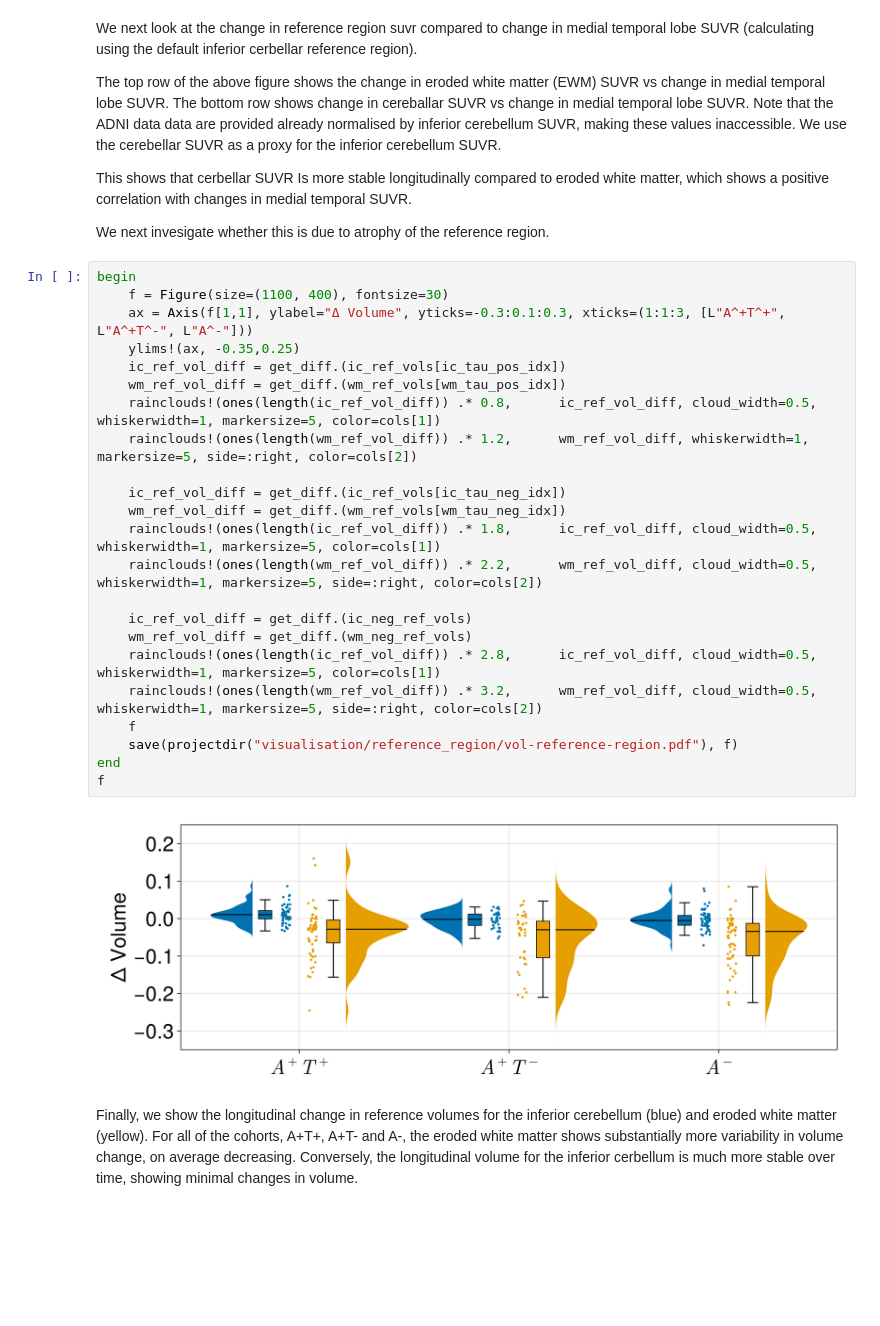
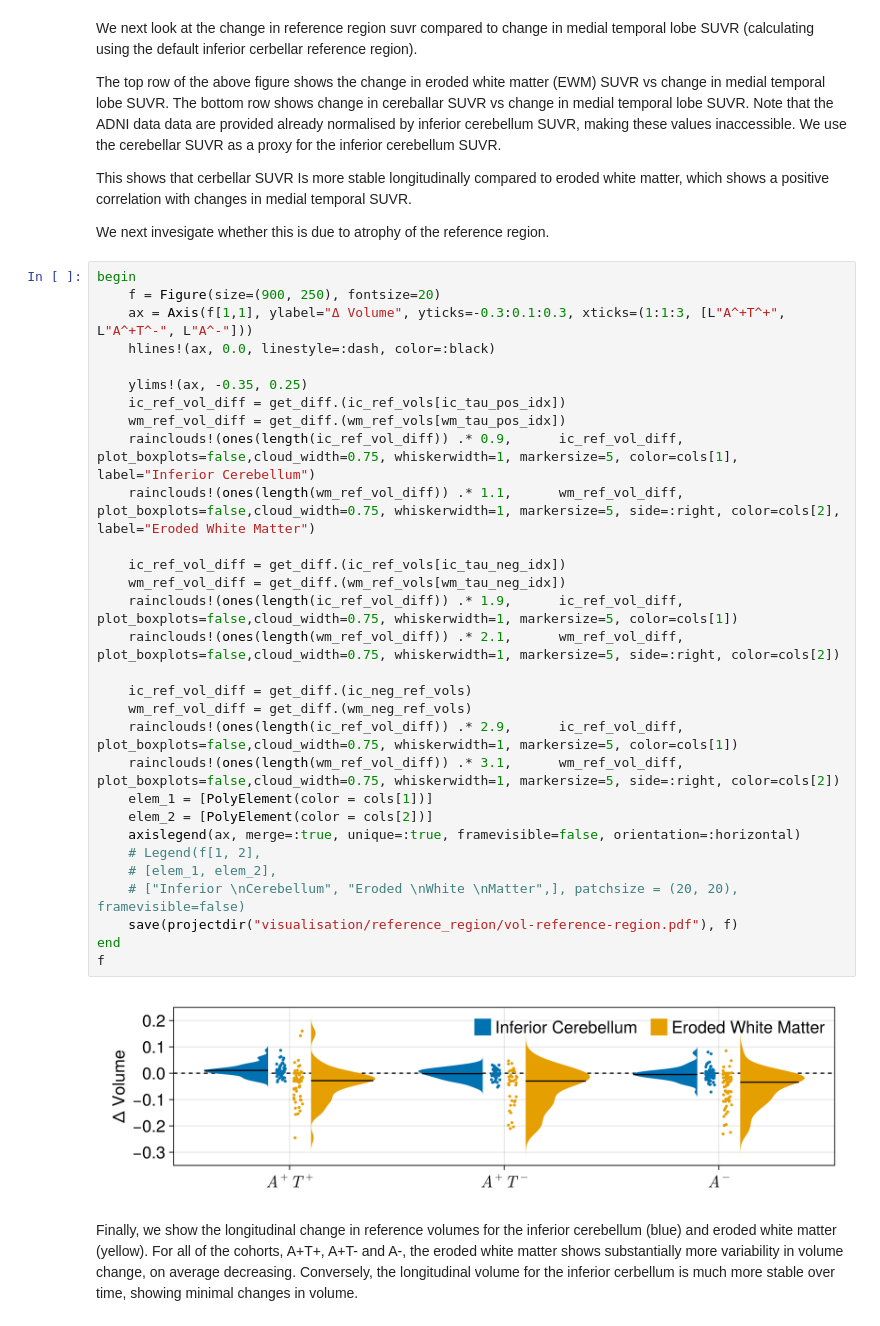
Before and after one commit to PavanChaggar/local-fkpp, a Jupyter notebook: adni/inference/analysis/notebooks/reference_region_analysis.ipynb, the cells around one changed output. Drawn from its saved outputs; the diff is of its cells as text; blank space fills up the shorter version.

```diff
--- a/adni/inference/analysis/notebooks/reference_region_analysis.ipynb
+++ b/adni/inference/analysis/notebooks/reference_region_analysis.ipynb
@@ -230,28 +237,35 @@ This shows that cerbellar SUVR Is more stable longitudinally compared to eroded
 We next invesigate whether this is due to atrophy of the reference region.
 # %%
 begin
-    f = Figure(size=(1100, 400), fontsize=30)
+    f = Figure(size=(900, 250), fontsize=20)
     ax = Axis(f[1,1], ylabel="Δ Volume", yticks=-0.3:0.1:0.3, xticks=(1:1:3, [L"A^+T^+", L"A^+T^-", L"A^-"]))
-    ylims!(ax, -0.35,0.25)
+    hlines!(ax, 0.0, linestyle=:dash, color=:black)
+
+    ylims!(ax, -0.35, 0.25)
     ic_ref_vol_diff = get_diff.(ic_ref_vols[ic_tau_pos_idx])
     wm_ref_vol_diff = get_diff.(wm_ref_vols[wm_tau_pos_idx])
-    rainclouds!(ones(length(ic_ref_vol_diff)) .* 0.8,      ic_ref_vol_diff, cloud_width=0.5, whiskerwidth=1, markersize=5, color=cols[1])
-    rainclouds!(ones(length(wm_ref_vol_diff)) .* 1.2,      wm_ref_vol_diff, whiskerwidth=1, markersize=5, side=:right, color=cols[2])
+    rainclouds!(ones(length(ic_ref_vol_diff)) .* 0.9,      ic_ref_vol_diff, plot_boxplots=false,cloud_width=0.75, whiskerwidth=1, markersize=5, color=cols[1], label="Inferior Cerebellum")
+    rainclouds!(ones(length(wm_ref_vol_diff)) .* 1.1,      wm_ref_vol_diff, plot_boxplots=false,cloud_width=0.75, whiskerwidth=1, markersize=5, side=:right, color=cols[2], label="Eroded White Matter")
 
     ic_ref_vol_diff = get_diff.(ic_ref_vols[ic_tau_neg_idx])
     wm_ref_vol_diff = get_diff.(wm_ref_vols[wm_tau_neg_idx])
-    rainclouds!(ones(length(ic_ref_vol_diff)) .* 1.8,      ic_ref_vol_diff, cloud_width=0.5, whiskerwidth=1, markersize=5, color=cols[1])
-    rainclouds!(ones(length(wm_ref_vol_diff)) .* 2.2,      wm_ref_vol_diff, cloud_width=0.5, whiskerwidth=1, markersize=5, side=:right, color=cols[2])
+    rainclouds!(ones(length(ic_ref_vol_diff)) .* 1.9,      ic_ref_vol_diff, plot_boxplots=false,cloud_width=0.75, whiskerwidth=1, markersize=5, color=cols[1])
+    rainclouds!(ones(length(wm_ref_vol_diff)) .* 2.1,      wm_ref_vol_diff, plot_boxplots=false,cloud_width=0.75, whiskerwidth=1, markersize=5, side=:right, color=cols[2])
 
     ic_ref_vol_diff = get_diff.(ic_neg_ref_vols)
     wm_ref_vol_diff = get_diff.(wm_neg_ref_vols)
-    rainclouds!(ones(length(ic_ref_vol_diff)) .* 2.8,      ic_ref_vol_diff, cloud_width=0.5, whiskerwidth=1, markersize=5, color=cols[1])
-    rainclouds!(ones(length(wm_ref_vol_diff)) .* 3.2,      wm_ref_vol_diff, cloud_width=0.5, whiskerwidth=1, markersize=5, side=:right, color=cols[2])
-    f
+    rainclouds!(ones(length(ic_ref_vol_diff)) .* 2.9,      ic_ref_vol_diff, plot_boxplots=false,cloud_width=0.75, whiskerwidth=1, markersize=5, color=cols[1])
+    rainclouds!(ones(length(wm_ref_vol_diff)) .* 3.1,      wm_ref_vol_diff, plot_boxplots=false,cloud_width=0.75, whiskerwidth=1, markersize=5, side=:right, color=cols[2])
+    elem_1 = [PolyElement(color = cols[1])]
+    elem_2 = [PolyElement(color = cols[2])]
+    axislegend(ax, merge=:true, unique=:true, framevisible=false, orientation=:horizontal)
+    # Legend(f[1, 2],
+    # [elem_1, elem_2],
+    # ["Inferior \nCerebellum", "Eroded \nWhite \nMatter",], patchsize = (20, 20), framevisible=false)
     save(projectdir("visualisation/reference_region/vol-reference-region.pdf"), f)
 end
 f
 # %% [output]
-[figure, old version]
+[figure, new version]
 # %% [markdown]
 Finally, we show the longitudinal change in reference volumes for the inferior cerebellum (blue) and eroded white matter (yellow). For all of the cohorts, A+T+, A+T- and A-, the eroded white matter shows substantially more variability in volume change, on average decreasing. Conversely, the longitudinal volume for the inferior cerbellum is much  more stable over time, showing minimal changes in volume.
```
Also changed, not shown: parts of 2 cells of this notebook, 1 other file.
